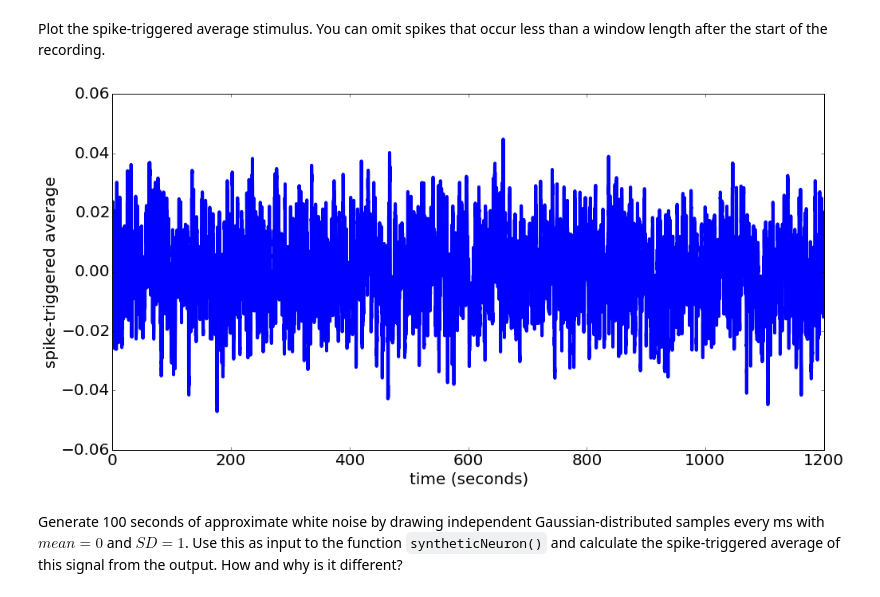
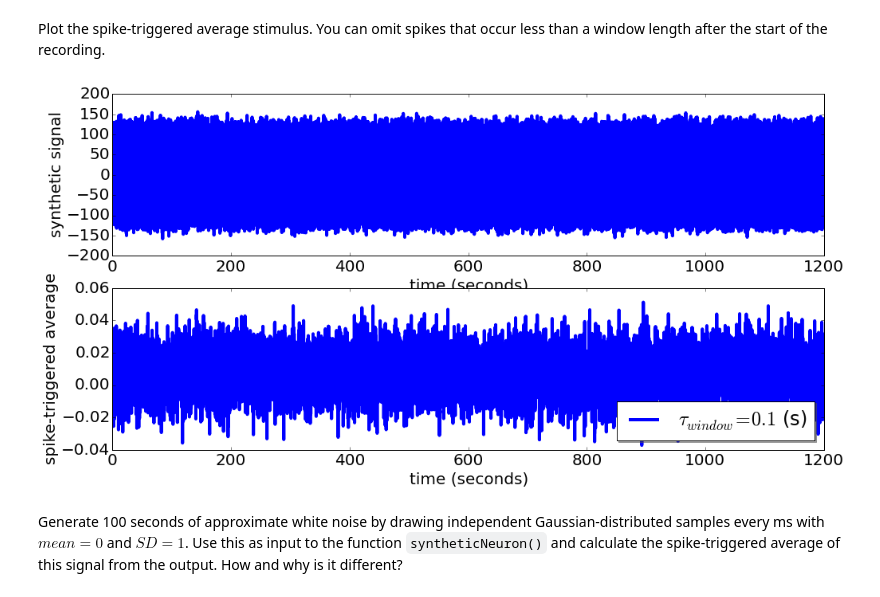
Before and after one commit to Kanaderu/SYDE552-750, a Jupyter notebook: SYDE552-750AssignmentNeuronResponses.ipynb, the cells around one changed output. Cells and saved outputs as stored; diff of their text form; code cells hidden in the pictures.

````diff
--- a/SYDE552-750AssignmentNeuronResponses.ipynb
+++ b/SYDE552-750AssignmentNeuronResponses.ipynb
@@ -216,16 +240,30 @@ def spike_trig_avg(stim,spikes,dt,window_width):
-# %%
-def two_b():
-
-	#load the synthetic data
-	stim,rho=load_data_two()
-	dt=0.002
-	window_width=0.100
-
-	spike_trig_avg(stim,rho,dt,window_width)
-
-two_b()
-# %% [output]
-[figure, removed]
+# %%
+def two_b():
+
+	#load the synthetic data
+	stim,rho=load_data_two()
+	dt=0.002
+	window_width=0.100
+	t=np.arange(0,stim.shape[0]*dt,dt)
+	indices, sta = spike_trig_avg(stim,rho,dt,window_width)
+
+	#Plot the spike-triggered average
+	fig=plt.figure(figsize=(16,8))
+	ax=fig.add_subplot(211)
+	ax.plot(t,stim)
+	ax.set_xlabel('time (seconds)')
+	ax.set_ylabel('synthetic signal')
+	ax=fig.add_subplot(212)
+	ax.plot(indices,sta,
+		label='$\\tau_{window}=%s$ (s)' %window_width)
+	ax.set_xlabel('time (seconds)')
+	ax.set_ylabel('spike-triggered average')
+	legend=ax.legend(loc='best',shadow=True)
+	plt.show()
+
+two_b()
+# %% [output]
+[figure, added]
 # %% [markdown]
 Generate 100 seconds of approximate white noise by drawing independent Gaussian-distributed samples every ms with $mean=0$ and $SD=1$. Use this as input to the function ```syntheticNeuron()``` and calculate the spike-triggered average of this signal from the output. How and why is it different?
 # %%
````
Also changed, not shown: parts of 15 cells of this notebook.
